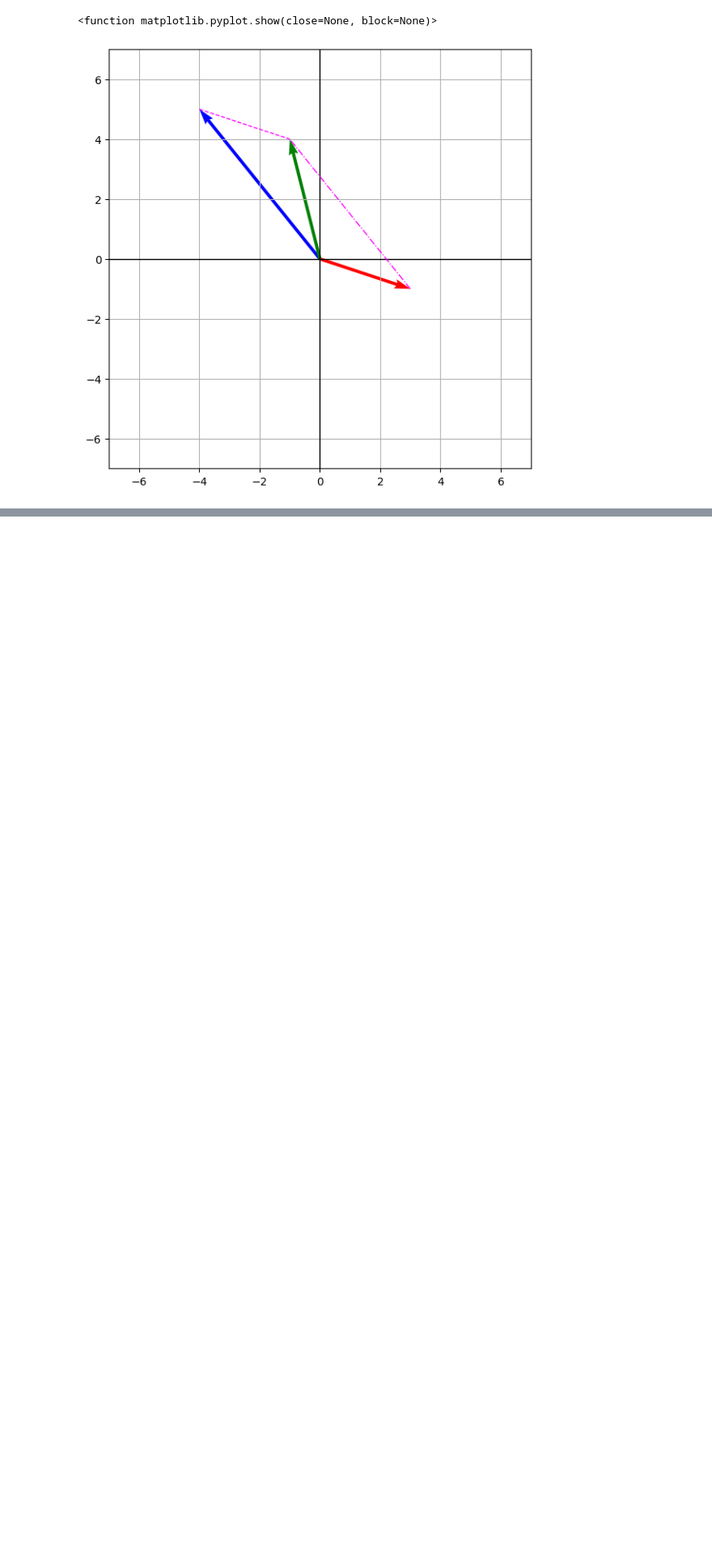
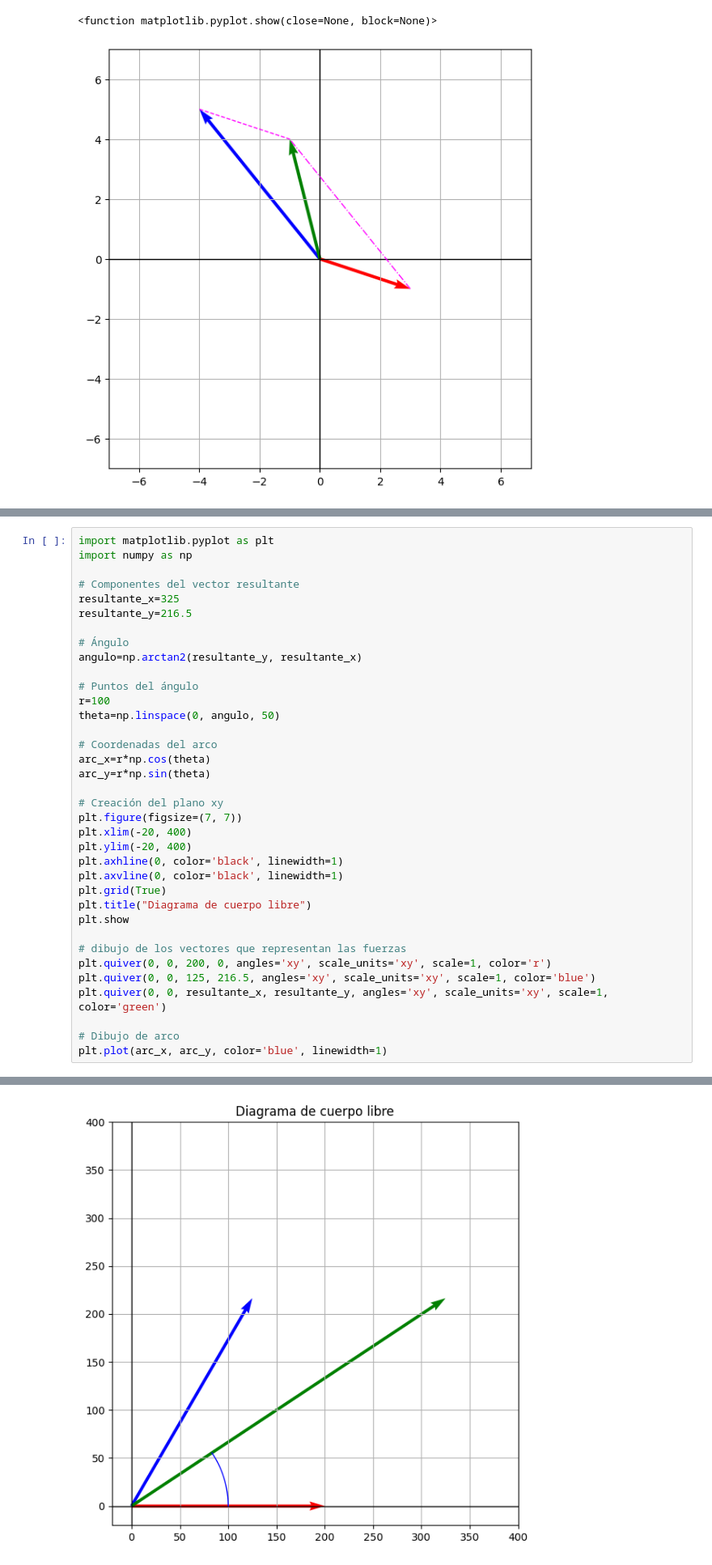
Before and after one commit to KristhianPineda/kPhysics, a Jupyter notebook: notebooks/math/vectores1.ipynb, the cells around one changed output, grey strips where cells are left out. Shown: that part at 81% size. Cells and saved outputs as stored; diff of their text form; blank space fills up the shorter version.

Commit message:
Ejercicio de fuerzas agregado a vectores1

```diff
--- a/notebooks/math/vectores1.ipynb
+++ b/notebooks/math/vectores1.ipynb
@@ -168,0 +171,37 @@ plt.show
+# %%
+import matplotlib.pyplot as plt
+import numpy as np
+
+# Componentes del vector resultante
+resultante_x=325
+resultante_y=216.5
+
+# Ángulo
+angulo=np.arctan2(resultante_y, resultante_x)
+
+# Puntos del ángulo
+r=100
+theta=np.linspace(0, angulo, 50)
+
+# Coordenadas del arco
+arc_x=r*np.cos(theta)
+arc_y=r*np.sin(theta)
+
+# Creación del plano xy
+plt.figure(figsize=(7, 7))
+plt.xlim(-20, 400)
+plt.ylim(-20, 400)
+plt.axhline(0, color='black', linewidth=1)
+plt.axvline(0, color='black', linewidth=1)
+plt.grid(True)
+plt.title("Diagrama de cuerpo libre")
+plt.show
+
+# dibujo de los vectores que representan las fuerzas
+plt.quiver(0, 0, 200, 0, angles='xy', scale_units='xy', scale=1, color='r')
+plt.quiver(0, 0, 125, 216.5, angles='xy', scale_units='xy', scale=1, color='blue')
+plt.quiver(0, 0, resultante_x, resultante_y, angles='xy', scale_units='xy', scale=1, color='green')
+
+# Dibujo de arco
+plt.plot(arc_x, arc_y, color='blue', linewidth=1)
+# %% [output]
@@ -168,0 +209 @@ plt.show
+[figure, added]
```
Also changed, not shown: parts of 3 cells of this notebook.
